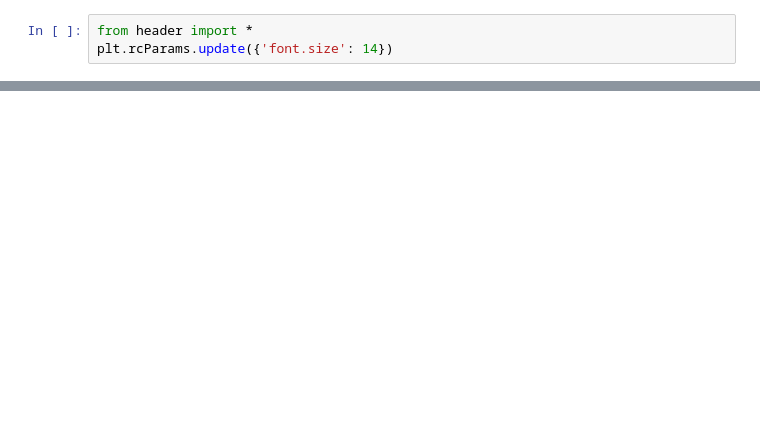
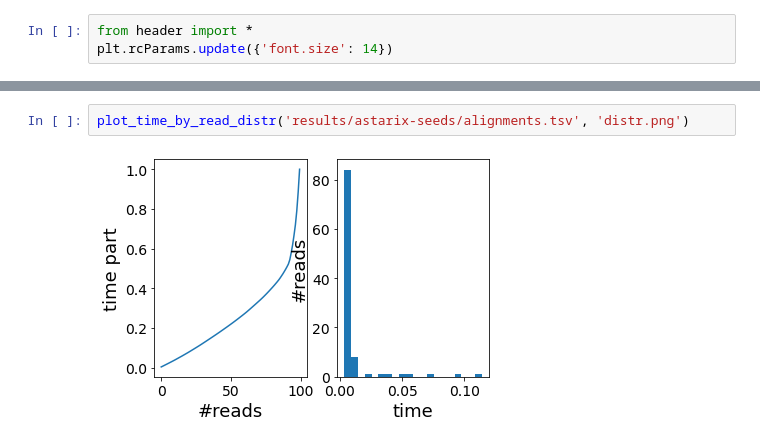
Before and after one commit to eth-sri/astarix, a Jupyter notebook: evals/align_time_distr.ipynb, the cells around one changed output, grey strips where cells are left out. Saved outputs shown, nothing was run; the diff lists cells and outputs as text; blank space fills up the shorter version.

```diff
--- a/evals/align_time_distr.ipynb
+++ b/evals/align_time_distr.ipynb
@@ -22,0 +36,4 @@ NameError: name 'draw_hist' is not defined
+# %%
+plot_time_by_read_distr('results/astarix-seeds/alignments.tsv', 'distr.png')
+# %% [output]
+[figure, added]
```
Also changed, not shown: parts of 5 cells of this notebook, 1 other file.
